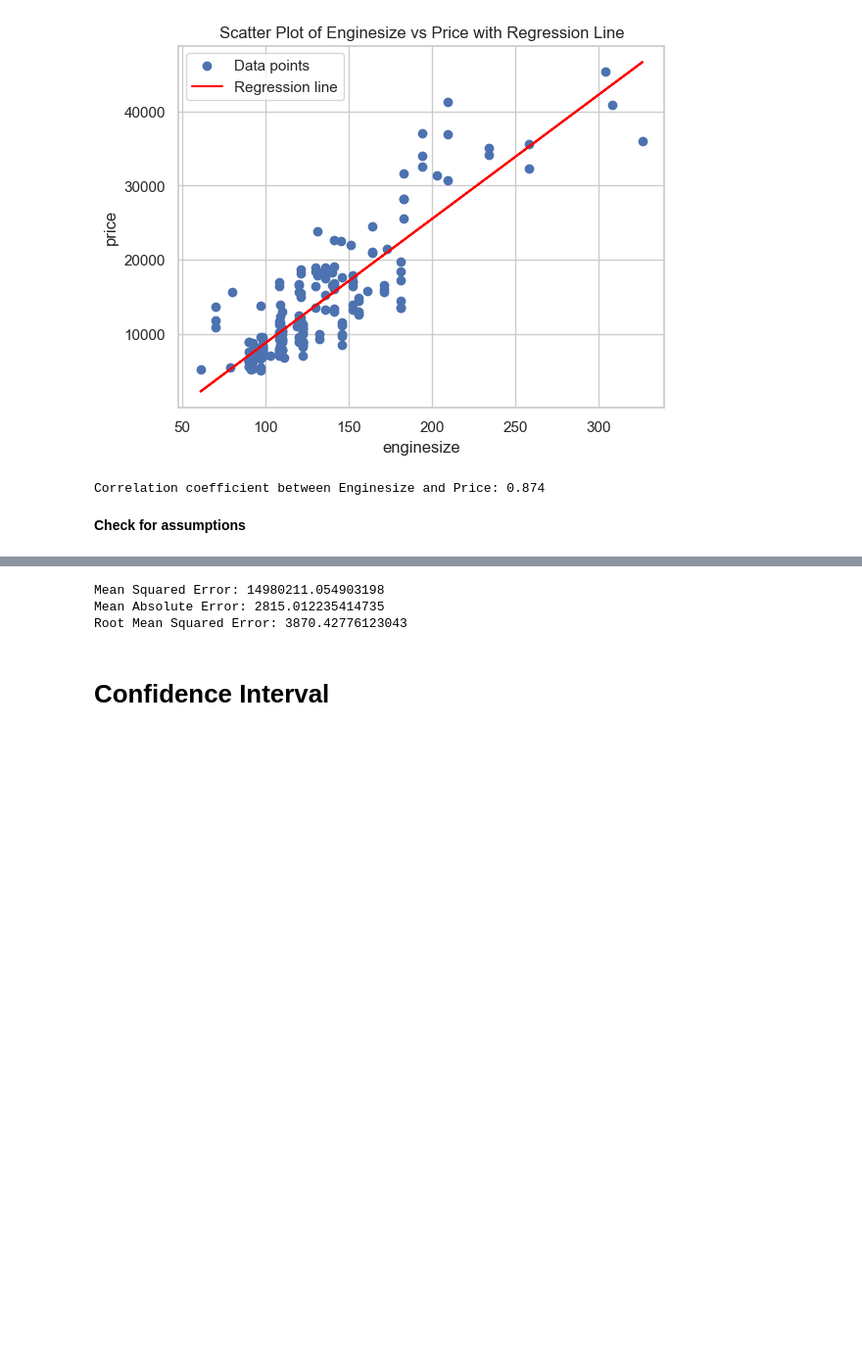
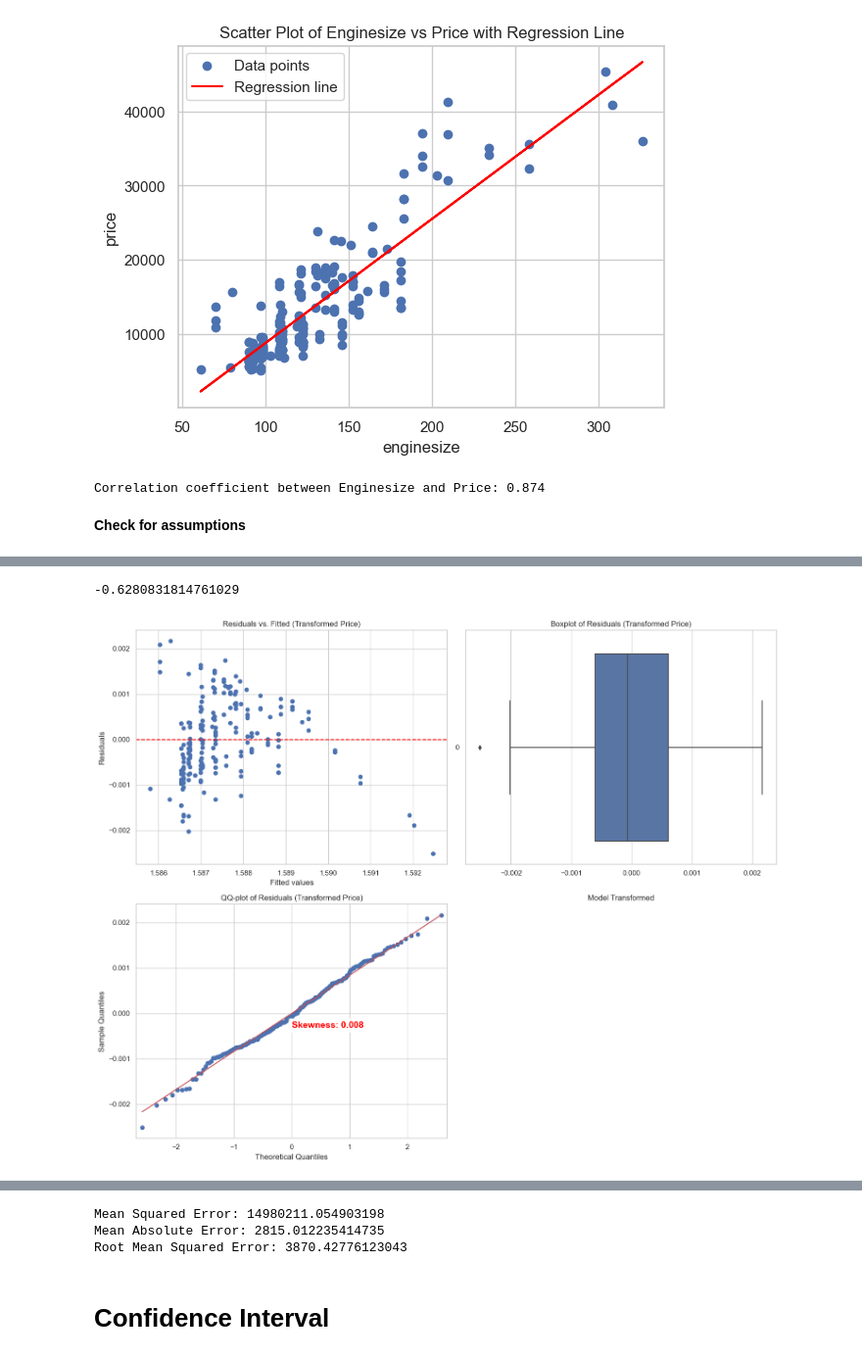
Before and after one commit to haingocnguyen/Used-Car-Price-Prediction, a Jupyter notebook: src/QuantitativeData.ipynb, the cells around one changed output, grey strips where cells are left out. Shown: that part at 98% size. Saved outputs shown, nothing was run; the diff lists cells and outputs as text; code cells hidden in the pictures; blank space fills up the shorter version.

```diff
--- a/src/QuantitativeData.ipynb
+++ b/src/QuantitativeData.ipynb
@@ -371,0 +380,47 @@ fig_residual.show()
+# %%
+# Apply Box-Cox transformation to the 'price' to normalize it
+price_transformed, fitted_lambda = boxcox(df2['price'])
+fitted_lambda
+# %% [output]
+-0.6280831814761029
+# %%
+# Rebuild OLS model using the transformed price data
+y_transformed = price_transformed
+X = sm.add_constant(df2['enginesize'])  # Predictor with constant added
+
+# Build the new OLS model
+model_transformed = sm.OLS(y_transformed, X).fit()
+
+# Get the new residuals
+residuals_transformed = model_transformed.resid
+
+# Plotting for regression diagnostics with transformed data
+fig, axes = plt.subplots(2, 2, figsize=(15, 12))
+
+# 1. Scatter plot between residuals and fitted values for transformed data
+axes[0, 0].scatter(model_transformed.fittedvalues, residuals_transformed)
+axes[0, 0].axhline(y=0, color='red', linestyle='--')
+axes[0, 0].set_xlabel('Fitted values')
+axes[0, 0].set_ylabel('Residuals')
+axes[0, 0].set_title('Residuals vs. Fitted (Transformed Price)')
+
+# 2. Boxplot of residuals for transformed data
+sns.boxplot(residuals_transformed, ax=axes[0, 1], orient='h')
+axes[0, 1].set_title('Boxplot of Residuals (Transformed Price)')
+
+# 3. QQ-plot of residuals to check normality for transformed data
+new_residuals_skewness = skew(residuals_transformed)
+sm.qqplot(residuals_transformed, line='s', ax=axes[1, 0])
+axes[1, 0].text(0.5, 0.5, f'Skewness: {new_residuals_skewness:.3f}',
+                horizontalalignment='left', verticalalignment='top',
+                fontsize=14, fontweight='bold', color='red', backgroundcolor='white',transform=axes[1, 0].transAxes)
+axes[1, 0].set_title('QQ-plot of Residuals (Transformed Price)')
+
+# 4. Calculate and display new skewness
+axes[1, 1].set_title('Model Transformed')
+axes[1, 1].axis('off')
+
+plt.tight_layout()
+plt.show()
+# %% [output]
+[figure, added]
```
Also changed, not shown: parts of 16 cells of this notebook.
